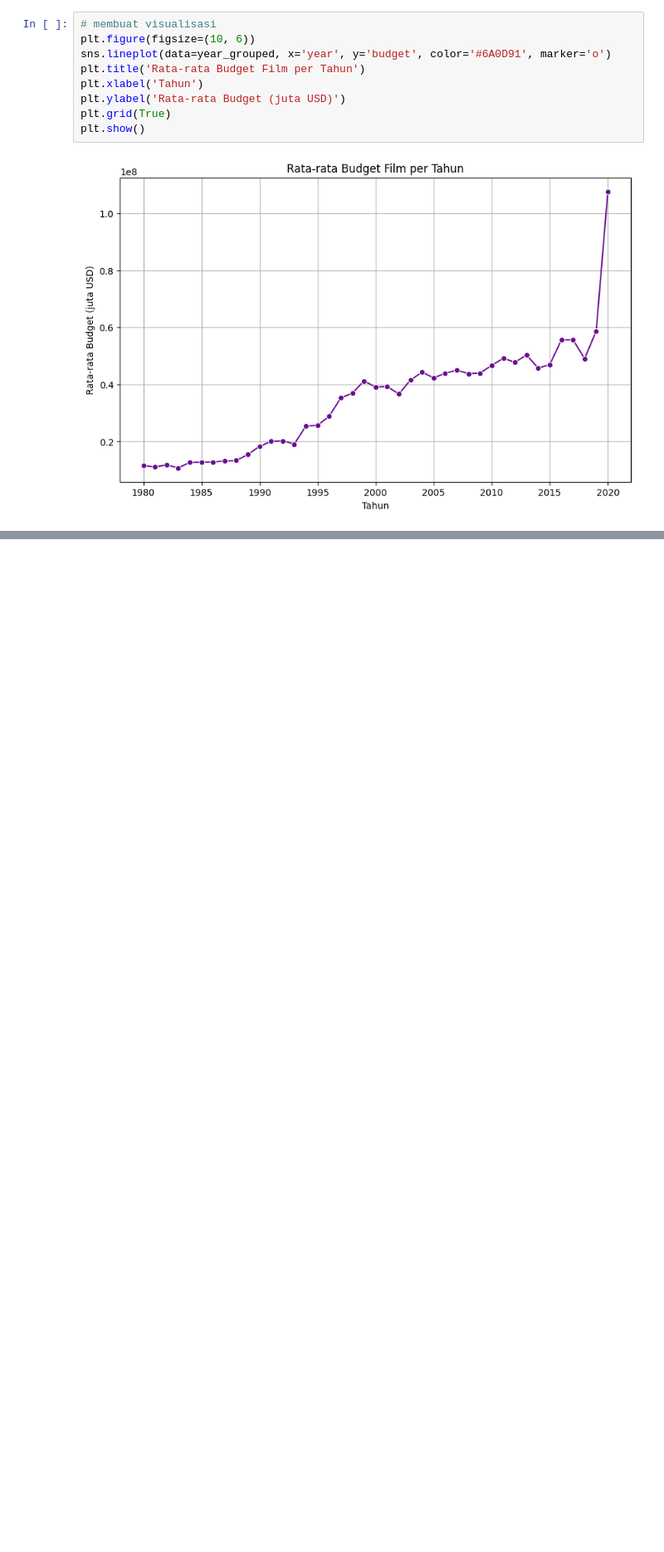
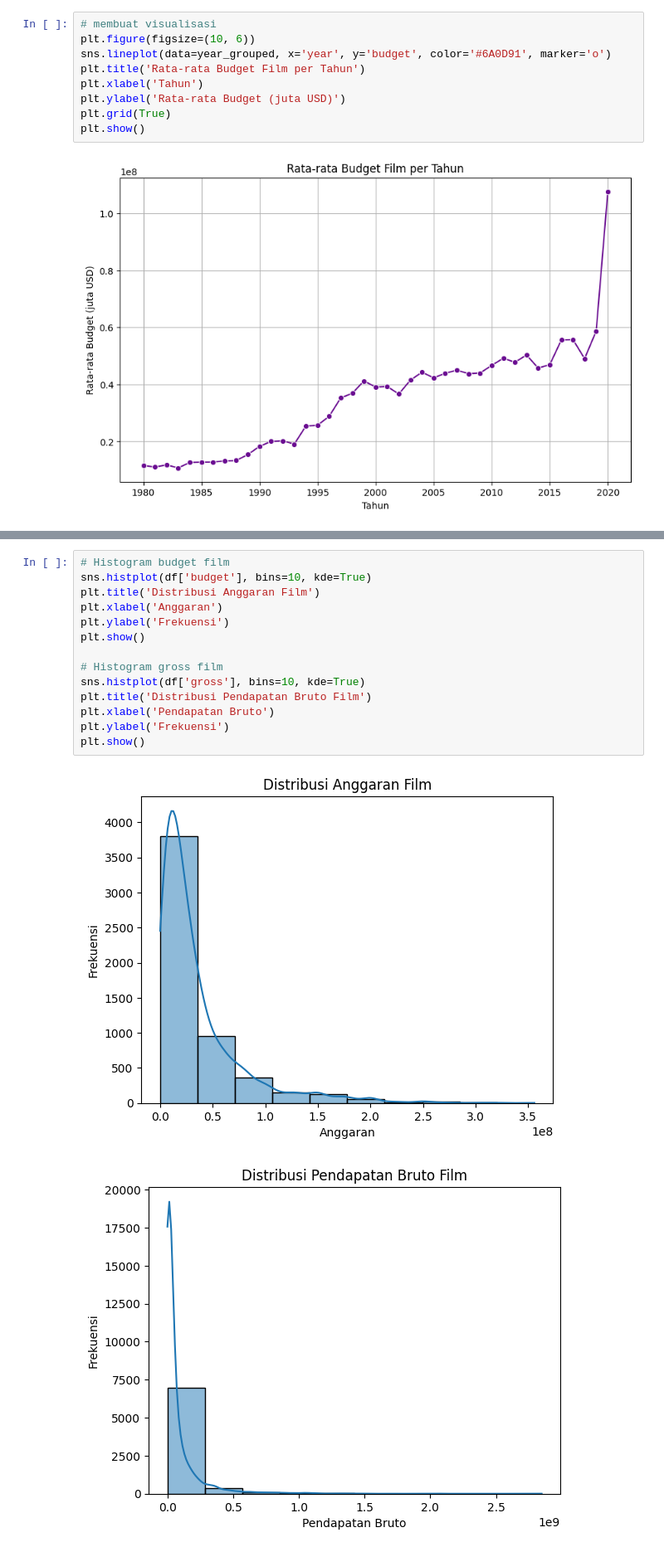
Before and after one commit to adzkykhairany/Movie-Analysis, a Jupyter notebook: movie.ipynb, the cells around one changed output, grey strips where cells are left out. Shown at 83% size. Saved outputs shown, nothing was run; the diff lists cells and outputs as text; blank space fills up the shorter version.

```diff
--- a/movie.ipynb
+++ b/movie.ipynb
@@ -180,0 +242,17 @@ plt.show()
+# %%
+# Histogram budget film
+sns.histplot(df['budget'], bins=10, kde=True)
+plt.title('Distribusi Anggaran Film')
+plt.xlabel('Anggaran')
+plt.ylabel('Frekuensi')
+plt.show()
+
+# Histogram gross film
+sns.histplot(df['gross'], bins=10, kde=True)
+plt.title('Distribusi Pendapatan Bruto Film')
+plt.xlabel('Pendapatan Bruto')
+plt.ylabel('Frekuensi')
+plt.show()
+# %% [output]
+[figure, added]
+[figure, added]
```
Also changed, not shown: parts of 6 cells of this notebook, 2 other files.
